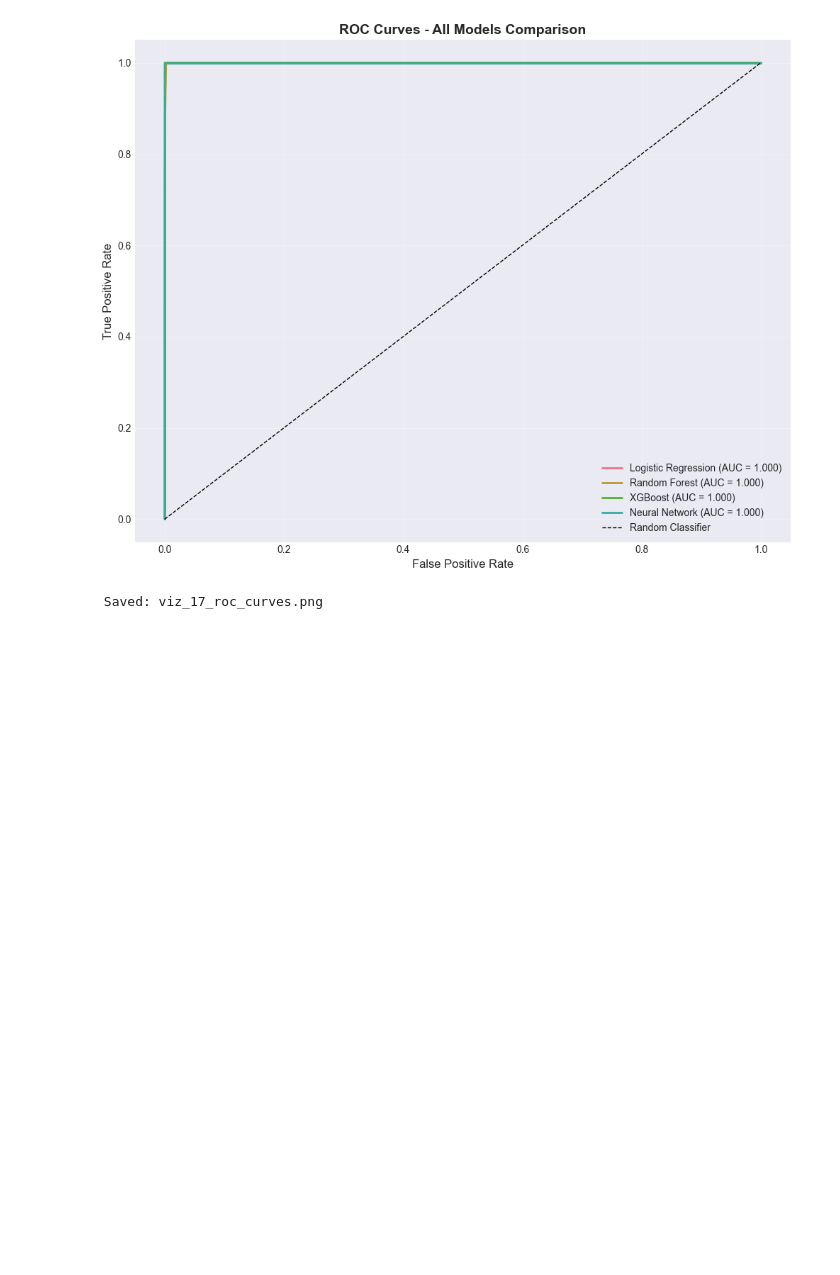
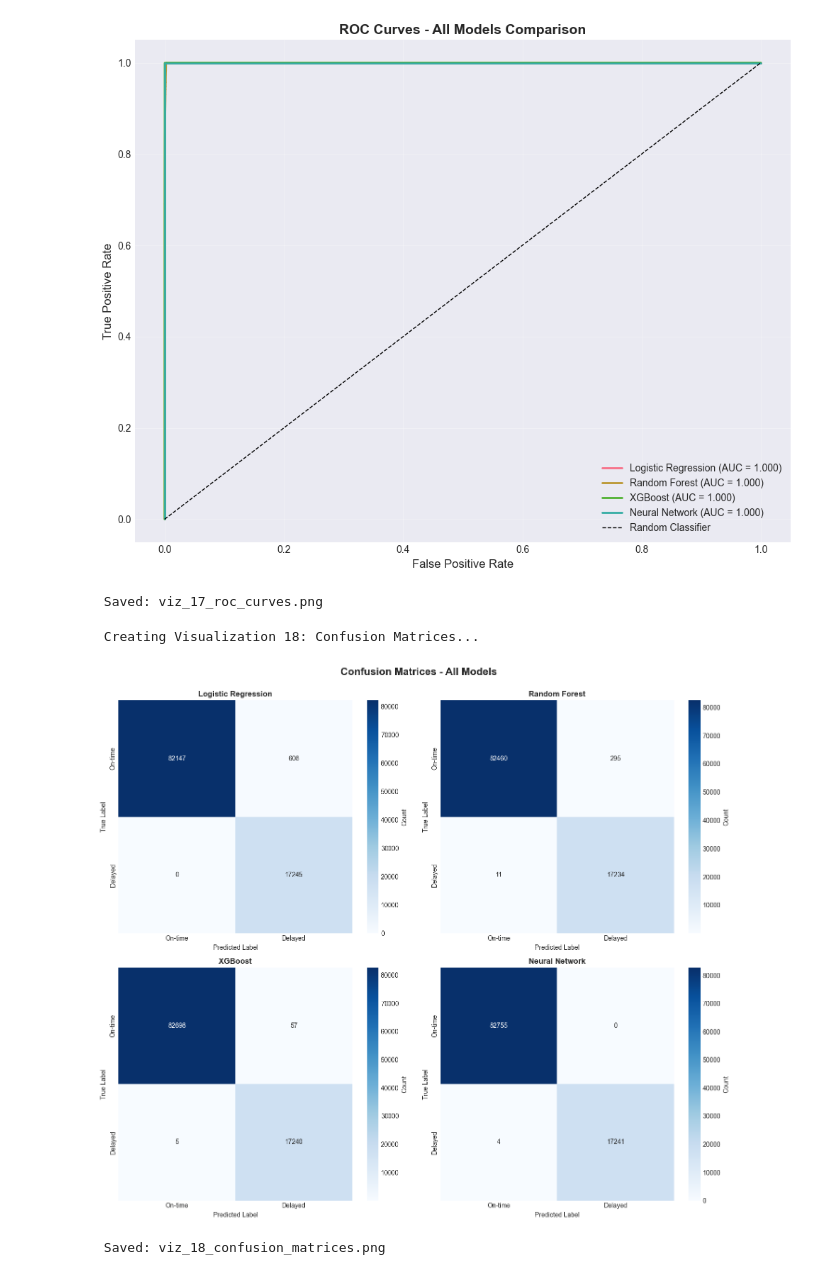
Before and after one commit to KL193/data-analysis-project-flight-delay, a Jupyter notebook: Untitled-1.ipynb, the cells around one changed output. Saved outputs shown, nothing was run; the diff lists cells and outputs as text; code cells hidden in the pictures; blank space fills up the shorter version.

Commit message:
Implemented visualization  Confusion Matrices

```diff
--- a/Untitled-1.ipynb
+++ b/Untitled-1.ipynb
@@ -1847,3 +1847,35 @@ print(" Saved: viz_17_roc_curves.png")
  Creating Visualization 17: ROC Curves Comparison...
 [figure]
  Saved: viz_17_roc_curves.png
+# %%
+print("\n Creating Visualization 18: Confusion Matrices...")
+
+fig, axes = plt.subplots(2, 2, figsize=(14, 12))
+
+models_data = [
+    ('Logistic Regression', y_pred_lr, axes[0, 0]),
+    ('Random Forest', y_pred_rf, axes[0, 1]),
+    ('XGBoost', y_pred_xgb, axes[1, 0]),
+    ('Neural Network', y_pred_mlp, axes[1, 1])
+]
+
+for model_name, y_pred, ax in models_data:
+    cm = confusion_matrix(y_test, y_pred)
+
+    sns.heatmap(cm, annot=True, fmt='d', cmap='Blues', ax=ax,
+                cbar_kws={'label': 'Count'})
+    ax.set_title(f'{model_name}', fontsize=12, fontweight='bold')
+    ax.set_xlabel('Predicted Label', fontsize=10)
+    ax.set_ylabel('True Label', fontsize=10)
+    ax.set_xticklabels(['On-time', 'Delayed'])
+    ax.set_yticklabels(['On-time', 'Delayed'])
+
+plt.suptitle('Confusion Matrices - All Models', fontsize=16, fontweight='bold', y=1.00)
+plt.tight_layout()
+plt.savefig('viz_18_confusion_matrices.png', dpi=300, bbox_inches='tight')
+plt.show()
+print(" Saved: viz_18_confusion_matrices.png")
+# %% [output]
+ Creating Visualization 18: Confusion Matrices...
+[figure, added]
+ Saved: viz_18_confusion_matrices.png
```
Also changed, not shown: 1 other file.
